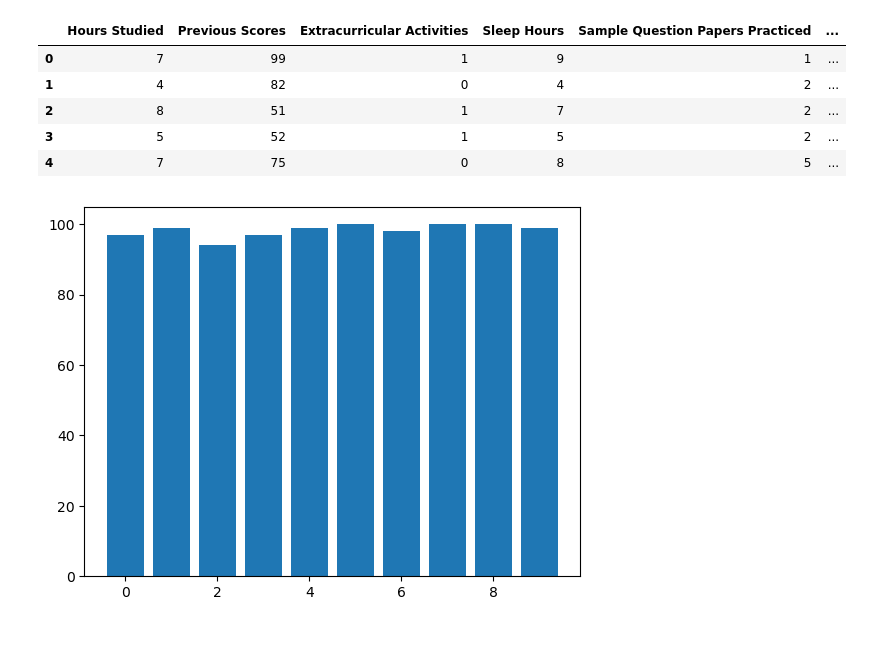
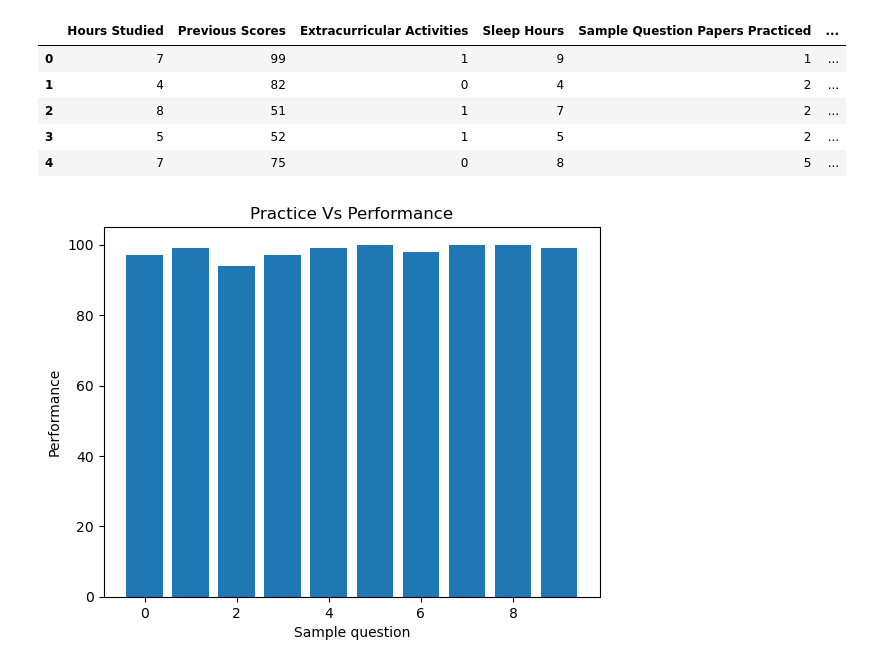
Before and after one commit to chaudhary-dotcom/Python-Beginning-, a Jupyter notebook: linear_regre4.ipynb, the cells around one changed output. Saved outputs shown, nothing was run; the diff lists cells and outputs as text; code cells hidden in the pictures; blank space fills up the shorter version.

```diff
--- a/linear_regre4.ipynb
+++ b/linear_regre4.ipynb
@@ -192,7 +192,10 @@ df.head()
 # %%
 sampl_que = df['Sample Question Papers Practiced']
 plt.bar(sampl_que, perf_ind)
+plt.xlabel('Sample question')
+plt.ylabel('Performance')
+plt.title('Practice Vs Performance')
 
 plt.show()
 # %% [output]
-[figure, old version]
+[figure, new version]
```
